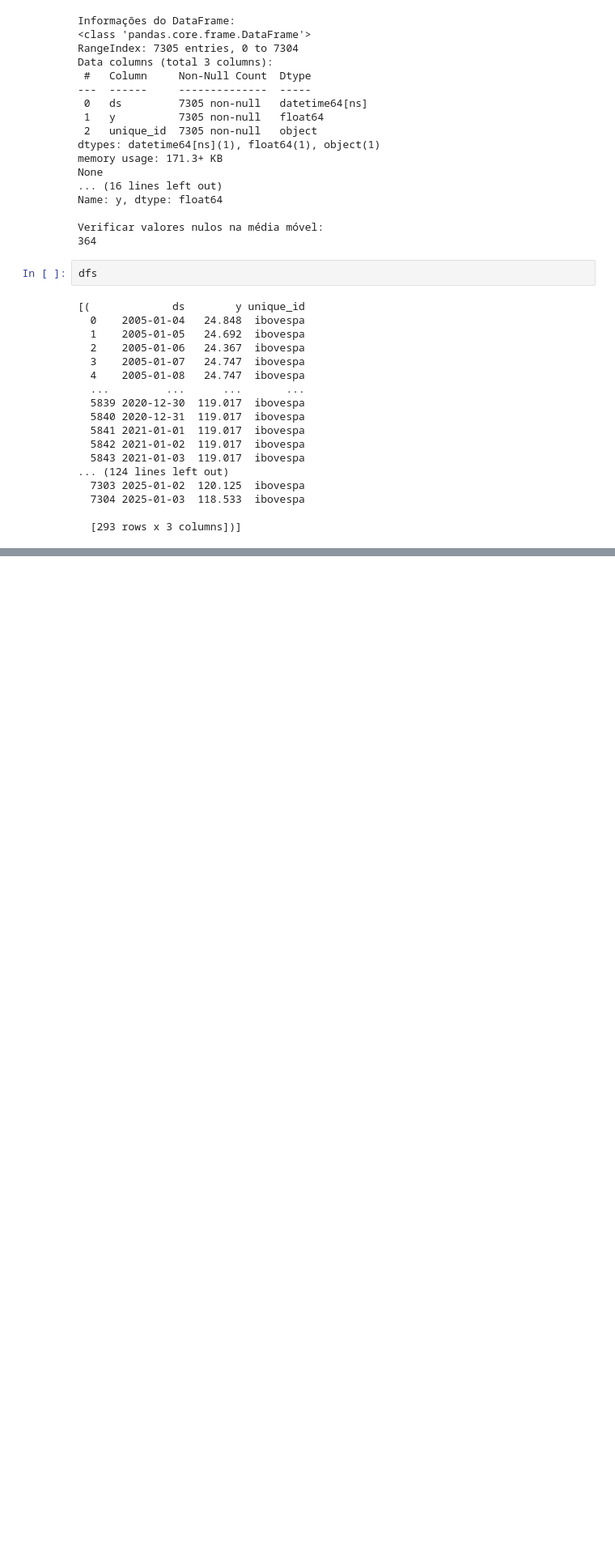
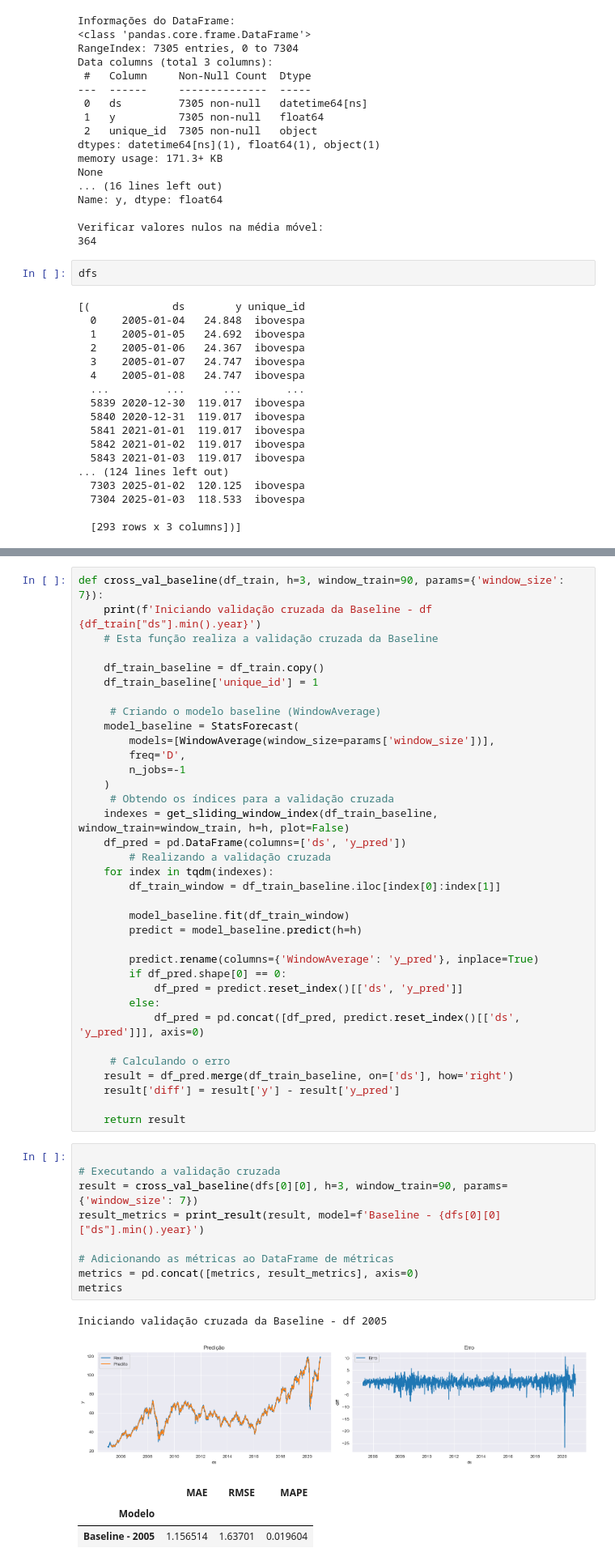
Before and after one commit to Data-Analitycs-Pos-Tech-Fiap/Ibovespa-prev, a Jupyter notebook: ibov-prev.ipynb, the cells around one changed output, grey strips where cells are left out. Shown at 81% size. Saved outputs shown, nothing was run; the diff lists cells and outputs as text; blank space fills up the shorter version.

Commit message:
implementa modelo de previsão WindowAverage

```diff
--- a/ibov-prev.ipynb
+++ b/ibov-prev.ipynb
@@ -365,0 +505,50 @@ dfs
+# %%
+def cross_val_baseline(df_train, h=3, window_train=90, params={'window_size': 7}):
+    print(f'Iniciando validação cruzada da Baseline - df {df_train["ds"].min().year}')
+    # Esta função realiza a validação cruzada da Baseline
+
+    df_train_baseline = df_train.copy()
+    df_train_baseline['unique_id'] = 1
+
+     # Criando o modelo baseline (WindowAverage)
+    model_baseline = StatsForecast(
+        models=[WindowAverage(window_size=params['window_size'])],
+        freq='D',
+        n_jobs=-1
+    )
+     # Obtendo os índices para a validação cruzada
+    indexes = get_sliding_window_index(df_train_baseline, window_train=window_train, h=h, plot=False)
+    df_pred = pd.DataFrame(columns=['ds', 'y_pred'])
+        # Realizando a validação cruzada
+    for index in tqdm(indexes):
+        df_train_window = df_train_baseline.iloc[index[0]:index[1]]
+
+        model_baseline.fit(df_train_window)
+        predict = model_baseline.predict(h=h)
+
+        predict.rename(columns={'WindowAverage': 'y_pred'}, inplace=True)
+        if df_pred.shape[0] == 0:
+            df_pred = predict.reset_index()[['ds', 'y_pred']]
+        else:
+            df_pred = pd.concat([df_pred, predict.reset_index()[['ds', 'y_pred']]], axis=0)
+
+     # Calculando o erro
+    result = df_pred.merge(df_train_baseline, on=['ds'], how='right')
+    result['diff'] = result['y'] - result['y_pred']
+
+    return result
+# %%
+
+# Executando a validação cruzada
+result = cross_val_baseline(dfs[0][0], h=3, window_train=90, params={'window_size': 7})
+result_metrics = print_result(result, model=f'Baseline - {dfs[0][0]["ds"].min().year}')
+
+# Adicionando as métricas ao DataFrame de métricas
+metrics = pd.concat([metrics, result_metrics], axis=0)
+metrics
+# %% [output]
+Iniciando validação cruzada da Baseline - df 2005
+[figure, added]
+|  | MAE | RMSE | MAPE |
+| Modelo |  |  |  |
+| Baseline - 2005 | 1.156514 | 1.63701 | 0.019604 |
```
Also changed, not shown: parts of 12 cells of this notebook.
